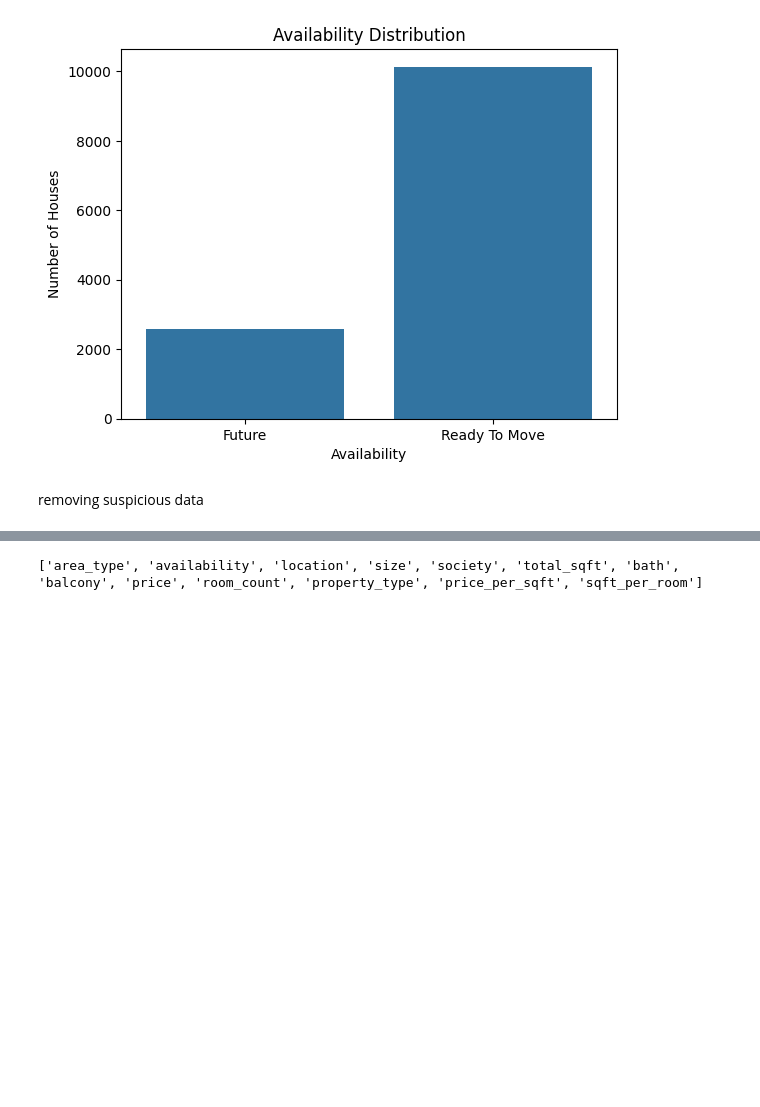
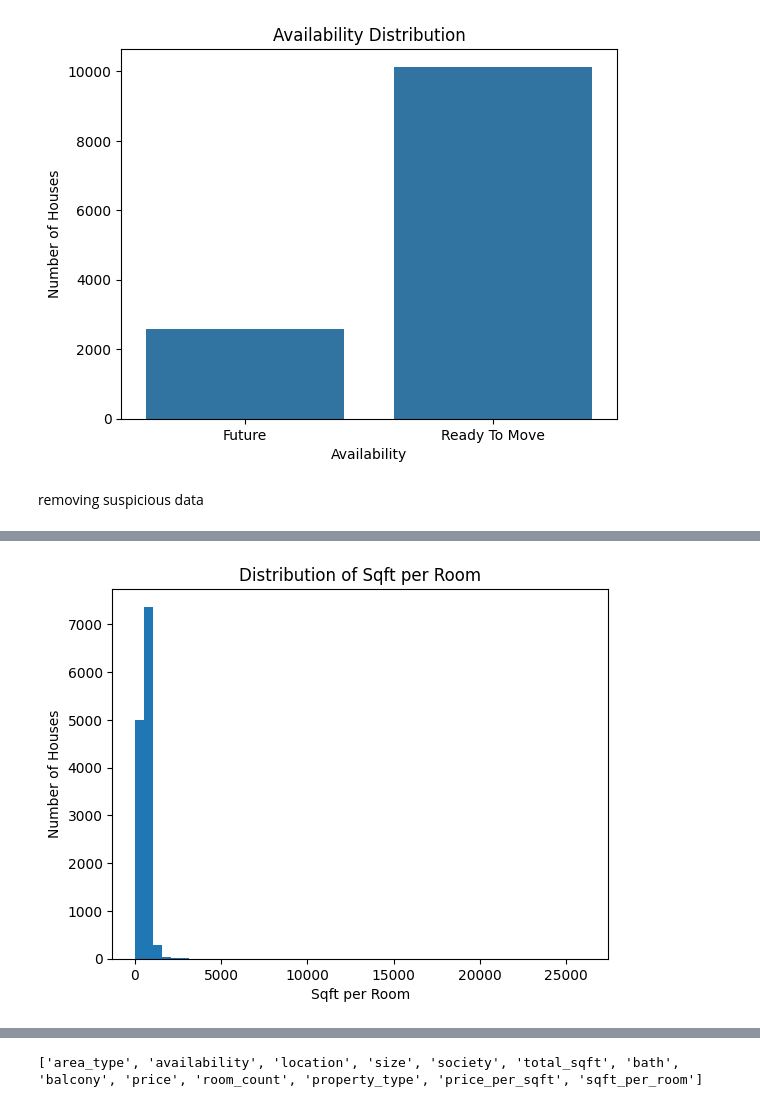
Before and after one commit to Bhoomikamalik81/Probation-Project-26, a Jupyter notebook: bhoomika_task_08.ipynb, the cells around one changed output, grey strips where cells are left out. Saved outputs shown, nothing was run; the diff lists cells and outputs as text; code cells hidden in the pictures; blank space fills up the shorter version.

```diff
--- a/bhoomika_task_08.ipynb
+++ b/bhoomika_task_08.ipynb
@@ -360 +412,9 @@ removing suspicious data
+# %%
+plt.hist(df["sqft_per_room"], bins=50)
+plt.xlabel("Sqft per Room")
+plt.ylabel("Number of Houses")
+plt.title("Distribution of Sqft per Room")
+plt.show()
+# %% [output]
+[figure, added]
 # %%
```
Also changed, not shown: parts of 21 cells of this notebook.
